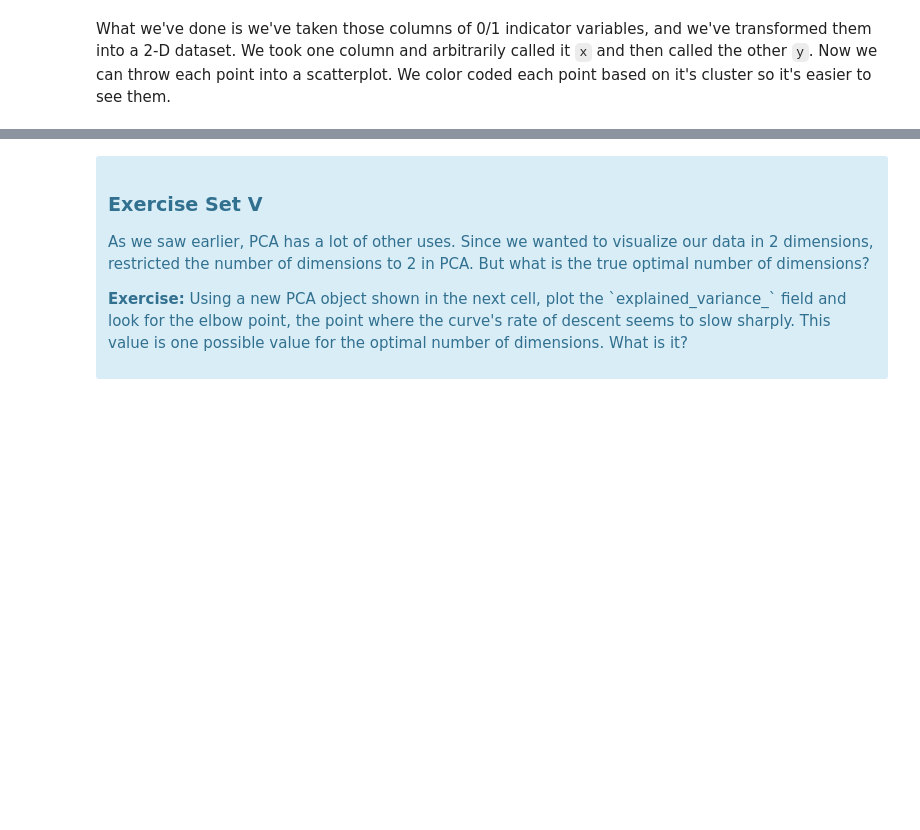
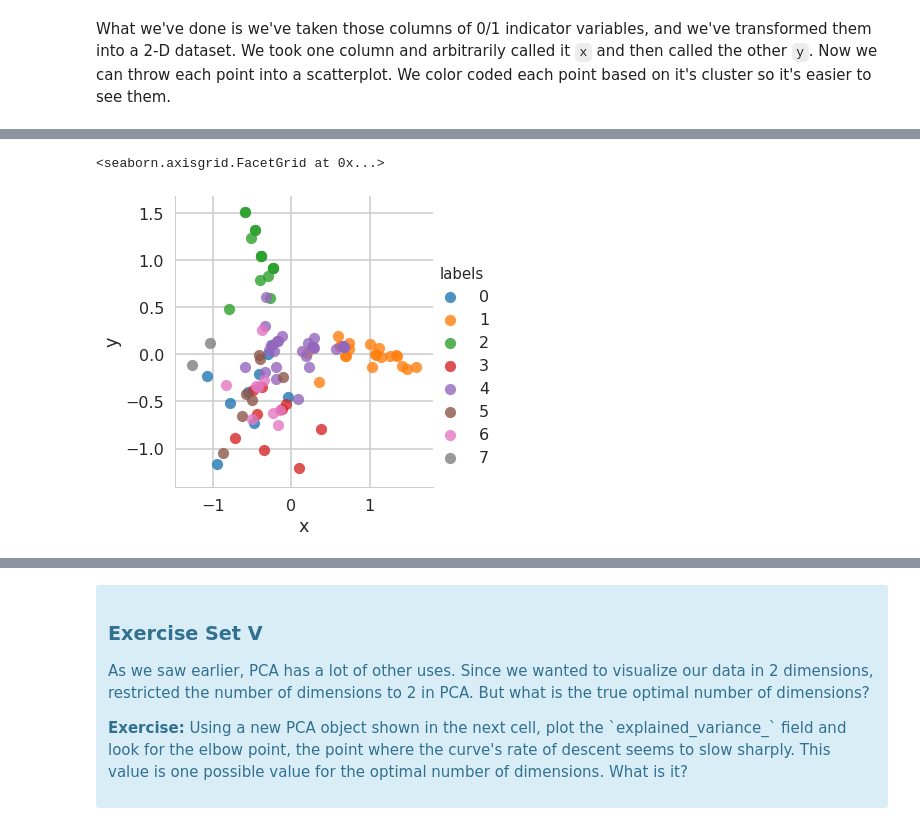
Before and after one commit to BhuviSharma/SB-DSC, a Jupyter notebook: mini_projects/clustering/Mini_Project_Clustering.ipynb, the cells around one changed output, grey strips where cells are left out. Saved outputs shown, nothing was run; the diff lists cells and outputs as text; code cells hidden in the pictures; blank space fills up the shorter version.

```diff
--- a/mini_projects/clustering/Mini_Project_Clustering.ipynb
+++ b/mini_projects/clustering/Mini_Project_Clustering.ipynb
@@ -255,0 +254,7 @@ This is only one use of PCA for dimension reduction. We can also use PCA when we
+# %%
+from sklearn.decomposition import PCA
+pca = PCA(n_components=2)
+pca_xy = pca.fit_transform(x_cols)
+pca_df = pd.DataFrame(data=pca_xy)
+pca_df.columns = ['x','y']
+pca_df.head()
@@ -257,0 +272,8 @@ What we've done is we've taken those columns of 0/1 indicator variables, and we'
+# %%
+# as we got n_cluster value 8 using silhoutte method, using which we can get cluster labels
+clusterer = KMeans(n_clusters=8, random_state=42).fit(x_cols)
+labels = clusterer.labels_
+# %%
+pca_df['customer_name'] = df_response.reset_index()['customer_name']
+pca_df['labels'] = labels
+pca_df.head()
@@ -257,0 +287,5 @@ What we've done is we've taken those columns of 0/1 indicator variables, and we'
+# %%
+sns.lmplot(x='x', y='y', hue='labels', data=pca_df, fit_reg=False)
+# %% [output]
+<seaborn.axisgrid.FacetGrid at 0x...>
+[figure, added]
```
Also changed, not shown: parts of 21 cells of this notebook.
